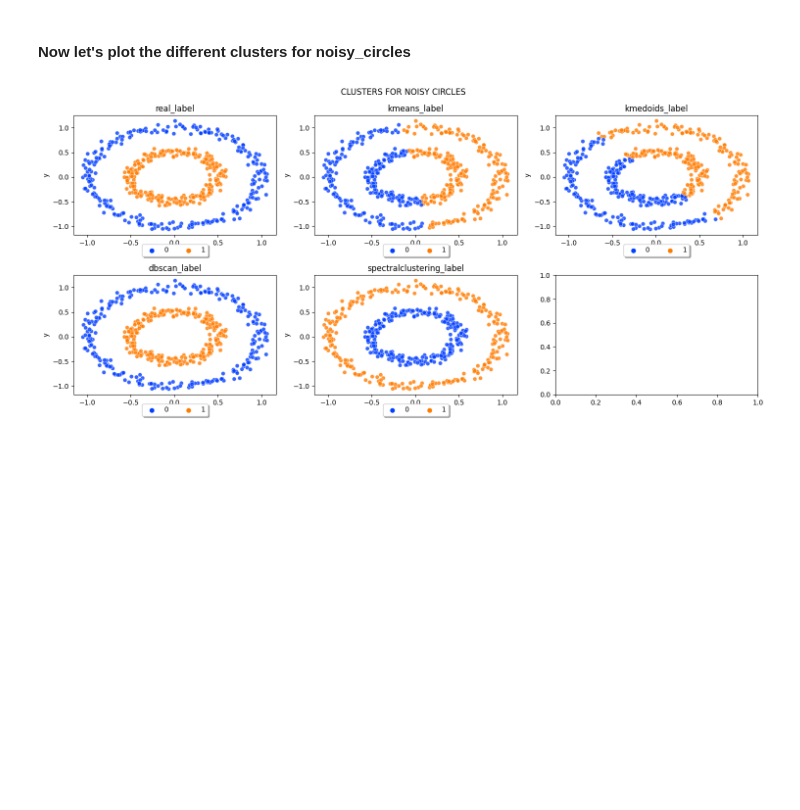
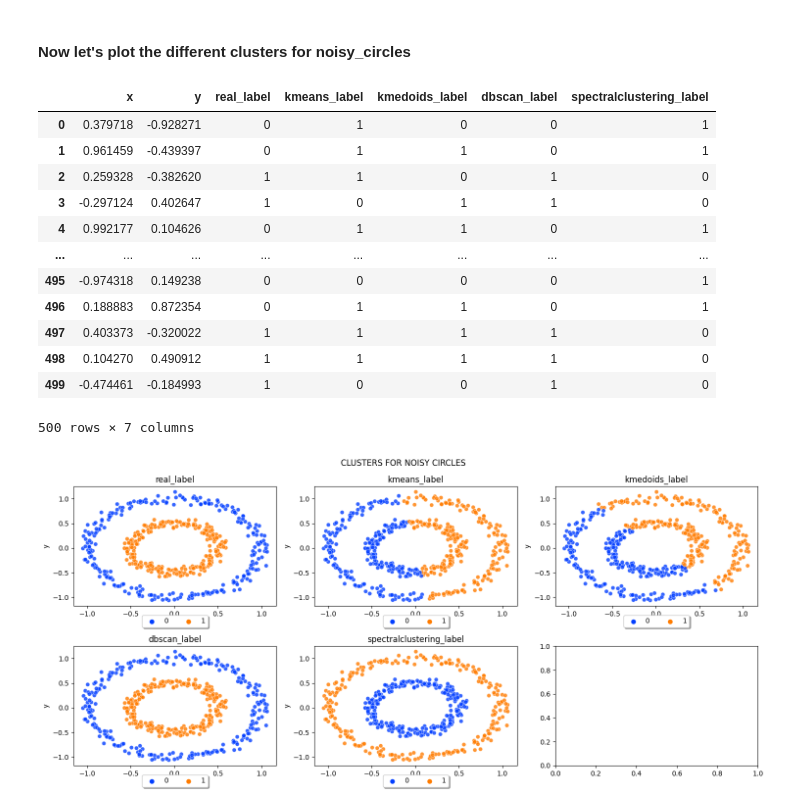
Before and after one commit to jolual2747/unsupervised_learning_workshop2, a Jupyter notebook: workshop_development.ipynb, the cells around one changed output. Saved outputs shown, nothing was run; the diff lists cells and outputs as text; code cells hidden in the pictures; blank space fills up the shorter version.

```diff
--- a/workshop_development.ipynb
+++ b/workshop_development.ipynb
@@ -179,6 +187,22 @@ for dataset, n_clusters in zip(datasets_df, n_clusters_datasets):
 #     print(f"The dataset {dataset_name} has this columns: {dataset.columns.tolist()}")
 # %% [markdown]
 #### Now let's plot the different clusters for noisy_circles
+# %%
+noisy_circles_df
+# %% [output]
+|  | x | y | real_label | kmeans_label | kmedoids_label | dbscan_label | spectralclustering_label |
+| 0 | 0.379718 | -0.928271 | 0 | 1 | 0 | 0 | 1 |
+| 1 | 0.961459 | -0.439397 | 0 | 1 | 1 | 0 | 1 |
+| 2 | 0.259328 | -0.382620 | 1 | 1 | 0 | 1 | 0 |
+| 3 | -0.297124 | 0.402647 | 1 | 0 | 1 | 1 | 0 |
+| 4 | 0.992177 | 0.104626 | 0 | 1 | 1 | 0 | 1 |
+| ... | ... | ... | ... | ... | ... | ... | ... |
+| 495 | -0.974318 | 0.149238 | 0 | 0 | 0 | 0 | 1 |
+| 496 | 0.188883 | 0.872354 | 0 | 1 | 1 | 0 | 1 |
+| 497 | 0.403373 | -0.320022 | 1 | 1 | 1 | 1 | 0 |
+| 498 | 0.104270 | 0.490912 | 1 | 1 | 1 | 1 | 0 |
+| 499 | -0.474461 | -0.184993 | 1 | 0 | 0 | 1 | 0 |
+500 rows × 7 columns
 # %%
 fig, axes = plt.subplots(2,3, figsize = (15,7))
 fig.suptitle('Clusters for noisy circles'.upper())
```
Also changed, not shown: parts of 5 cells of this notebook.
